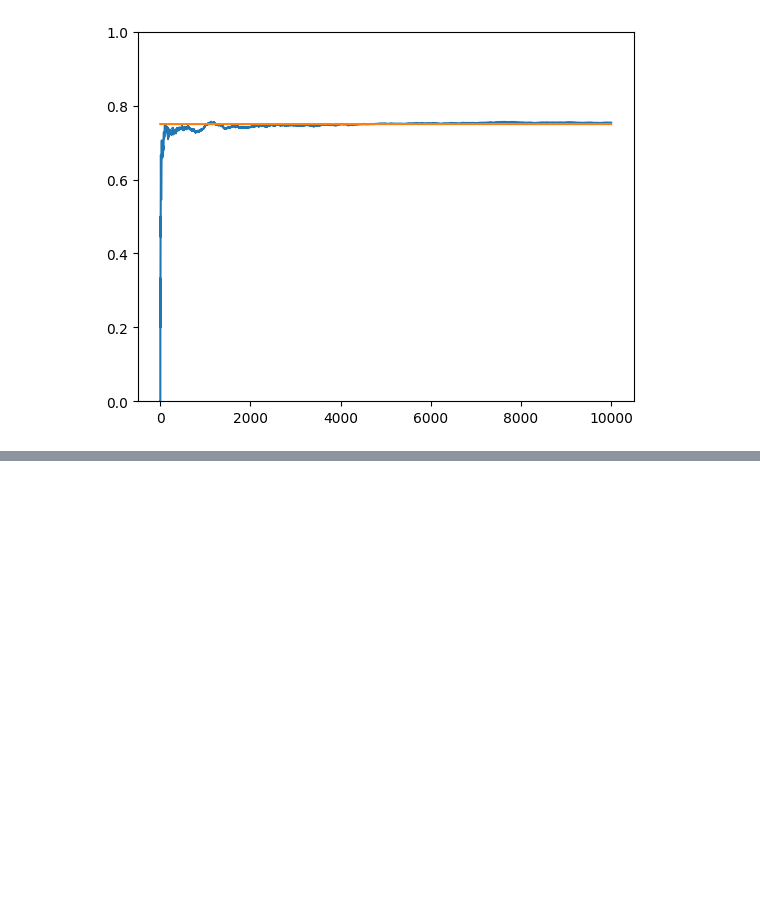
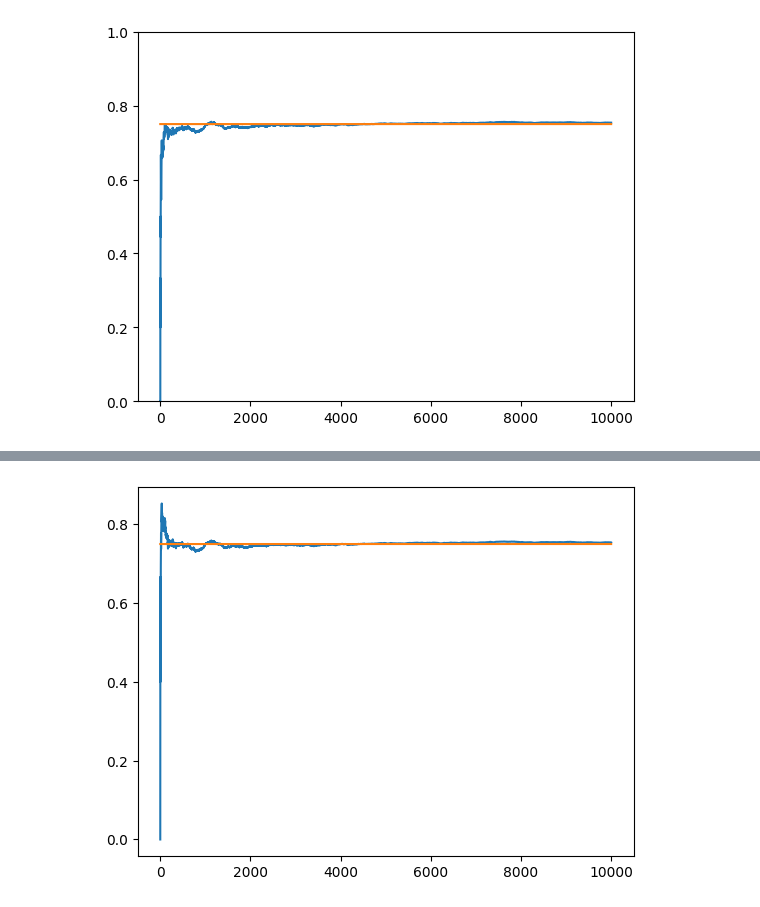
Before and after one commit to clrogers2/reinforcement-learning, a Jupyter notebook: notebooks/01_MultiArmBandit.ipynb, the cells around one changed output, grey strips where cells are left out. Drawn from its saved outputs; the diff is of its cells as text; code cells hidden in the pictures; blank space fills up the shorter version.

```diff
--- a/notebooks/01_MultiArmBandit.ipynb
+++ b/notebooks/01_MultiArmBandit.ipynb
@@ -143,3 +144,5 @@ mab_oiv.plot_results(y_max=6)
 mab_oiv.plot_results(y_max=1)
 # %% [output]
 [figure]
+# %%
+mab_ucb1 = UpperConfidenceBound1(nbandits=3, probs=[0.2, 0.5, 0.75], ntrials=10000)
@@ -145,0 +162,4 @@ mab_oiv.plot_results(y_max=1)
+# %%
+mab_ucb1.plot_results()
+# %% [output]
+[figure, added]
```
Also changed, not shown: parts of 3 cells of this notebook, 1 other file.
